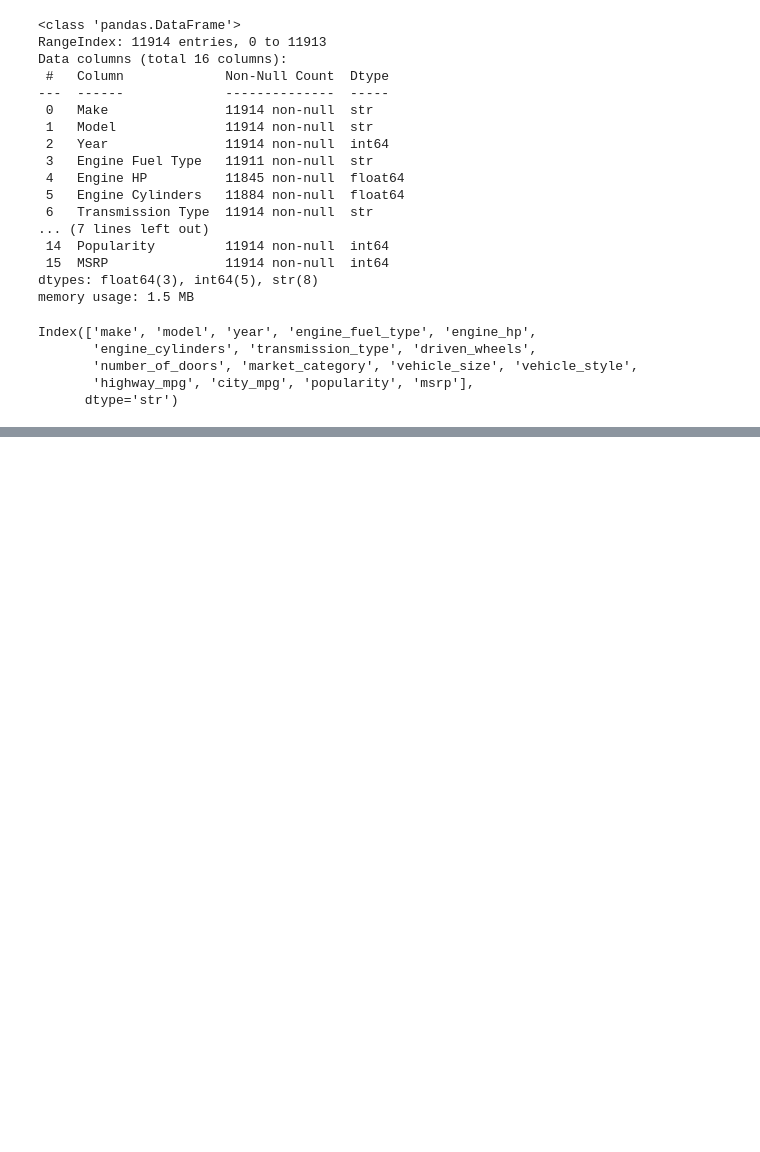
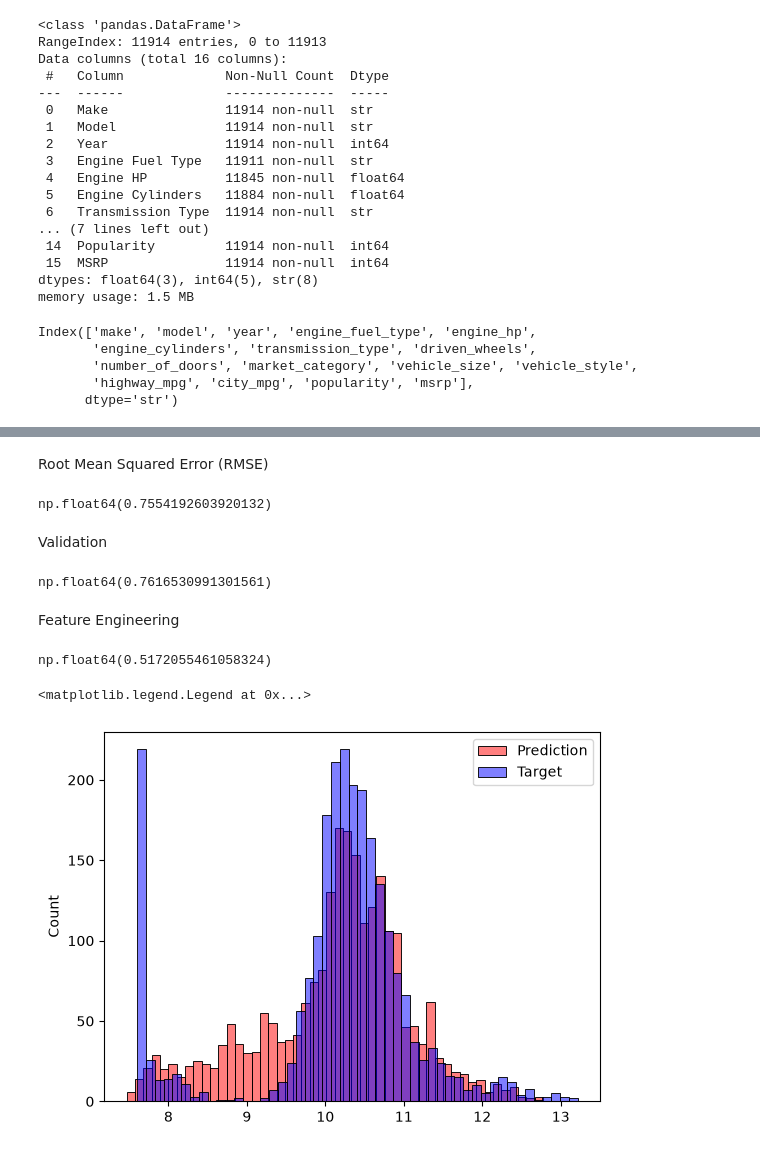
Before and after one commit to mateosironi/ML-Zoomcamp, a Jupyter notebook: homework02/notebook.ipynb, the cells around one changed output, grey strips where cells are left out. Saved outputs shown, nothing was run; the diff lists cells and outputs as text; code cells hidden in the pictures; blank space fills up the shorter version.

```diff
--- a/homework02/notebook.ipynb
+++ b/homework02/notebook.ipynb
@@ -56,0 +297,2 @@ strings = list(df.dtypes[df.dtypes == 'object'].index)
+# %% [markdown]
+Root Mean Squared Error (RMSE)
@@ -56,0 +304,53 @@ strings = list(df.dtypes[df.dtypes == 'object'].index)
+# %%
+rmse(y_train, y_pred)
+# %% [output]
+np.float64(0.7554192603920132)
+# %% [markdown]
+Validation
+# %%
+def prepare_X(df):
+    df_num = df[base]
+    df_num = df_num.fillna(0)
+    X = df_num.values
+    return X
+# %%
+X_train = prepare_X(df_train)
+X_val = prepare_X(df_val)
+
+w0, w = train_linear_regression(X_train, y_train)
+y_pred = w0 + X_val.dot(w)
+rmse(y_val, y_pred)
+# %% [output]
+np.float64(0.7616530991301561)
+# %% [markdown]
+Feature Engineering
+# %%
+# We will add the feature 'age', based on the feature 'year' and the "current" year of the dataset (2017)
+
+def prepare_X(df):
+    df = df.copy()
+
+    df['age'] = 2017 - df['year']
+    features = base + ['age']
+
+    df_num = df[features]
+    df_num = df_num.fillna(0)
+    X = df_num.values
+
+    return X
+# %%
+X_train = prepare_X(df_train)
+X_val = prepare_X(df_val)
+
+w0, w = train_linear_regression(X_train, y_train)
+y_pred = w0 + X_val.dot(w)
+rmse(y_val, y_pred)
+# %% [output]
+np.float64(0.5172055461058324)
+# %%
+sns.histplot(y_pred, color='red', label='Prediction', alpha=0.5, bins=50)
+sns.histplot(y_val, color='blue', label='Target', alpha=0.5, bins=50)
+plt.legend()
+# %% [output]
+<matplotlib.legend.Legend at 0x...>
+[figure, added]
```
Also changed, not shown: parts of 39 cells of this notebook.
